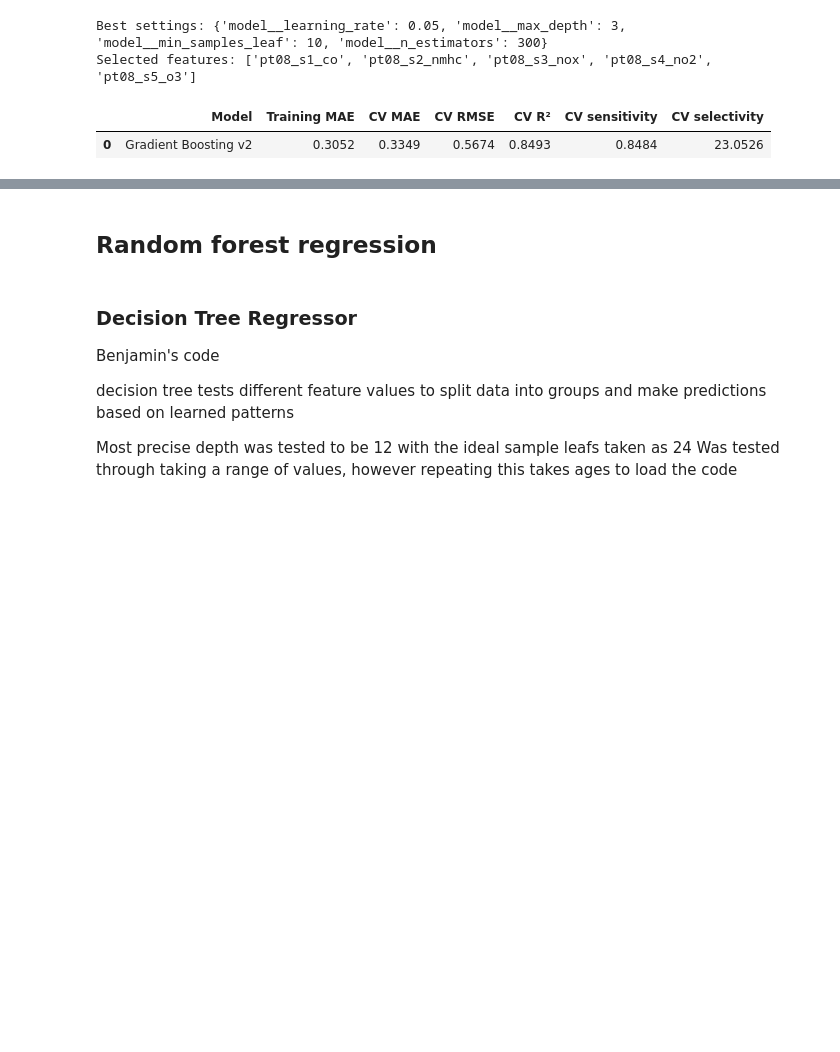
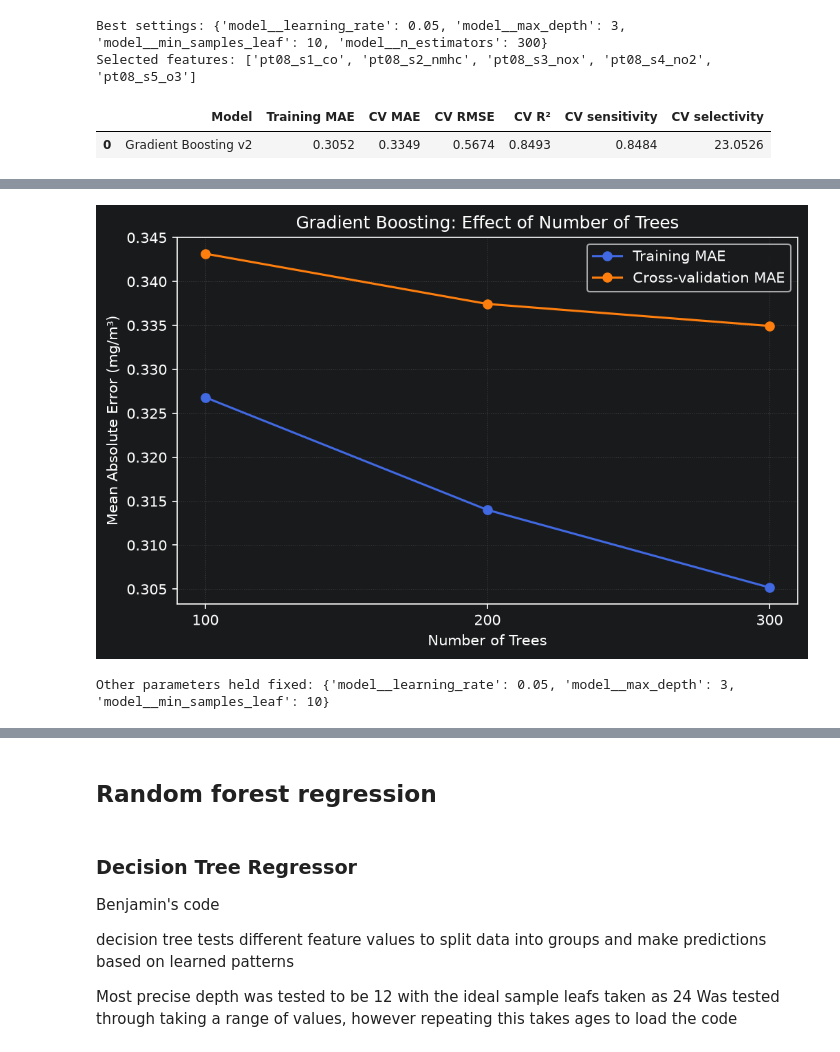
Before and after one commit to AMfromUofG/ENG4200-CW2-Group-Air_A, a Jupyter notebook: CW2_Air_A.ipynb, the cells around one changed output, grey strips where cells are left out. Saved outputs shown, nothing was run; the diff lists cells and outputs as text; code cells hidden in the pictures; blank space fills up the shorter version.

```diff
--- a/CW2_Air_A.ipynb
+++ b/CW2_Air_A.ipynb
@@ -609,0 +657,56 @@ Selected features: ['pt08_s1_co', 'pt08_s2_nmhc', 'pt08_s3_nox', 'pt08_s4_no2',
+# %%
+gb_search_results = pd.DataFrame(search_gb.cv_results_)
+
+# Hold all searched parameters except tree count fixed
+gb_fixed_params = {
+    name: value
+    for name, value in search_gb.best_params_.items()
+    if name != "model__n_estimators"
+}
+
+gb_matching_rows = gb_search_results["params"].apply(
+    lambda params: all(
+        params[name] == value
+        for name, value in gb_fixed_params.items()
+    )
+)
+
+gb_tree_curve = gb_search_results.loc[gb_matching_rows].copy()
+
+gb_tree_curve["Number of trees"] = (
+    gb_tree_curve["param_model__n_estimators"].astype(int)
+)
+gb_tree_curve["Training MAE"] = -gb_tree_curve["mean_train_MAE"]
+gb_tree_curve["CV MAE"] = -gb_tree_curve["mean_test_MAE"]
+
+gb_tree_curve = gb_tree_curve.sort_values("Number of trees")
+
+fig, ax = plt.subplots(figsize=(7, 4.5), dpi=150)
+
+ax.plot(
+    gb_tree_curve["Number of trees"],
+    gb_tree_curve["Training MAE"],
+    "o-", color="royalblue", label="Training MAE"
+)
+ax.plot(
+    gb_tree_curve["Number of trees"],
+    gb_tree_curve["CV MAE"],
+    "o-", color="tab:orange", label="Cross-validation MAE"
+)
+
+ax.set(
+    title="Gradient Boosting: Effect of Number of Trees",
+    xlabel="Number of Trees",
+    ylabel="Mean Absolute Error (mg/m³)",
+    xticks=gb_tree_curve["Number of trees"].tolist()
+)
+ax.grid(True, linestyle=":", alpha=0.3)
+ax.legend()
+
+fig.tight_layout()
+plt.show()
+
+print("Other parameters held fixed:", gb_fixed_params)
+# %% [output]
+[figure, added]
+Other parameters held fixed: {'model__learning_rate': 0.05, 'model__max_depth': 3, 'model__min_samples_leaf': 10}
```
Also changed, not shown: parts of 2 cells of this notebook.
